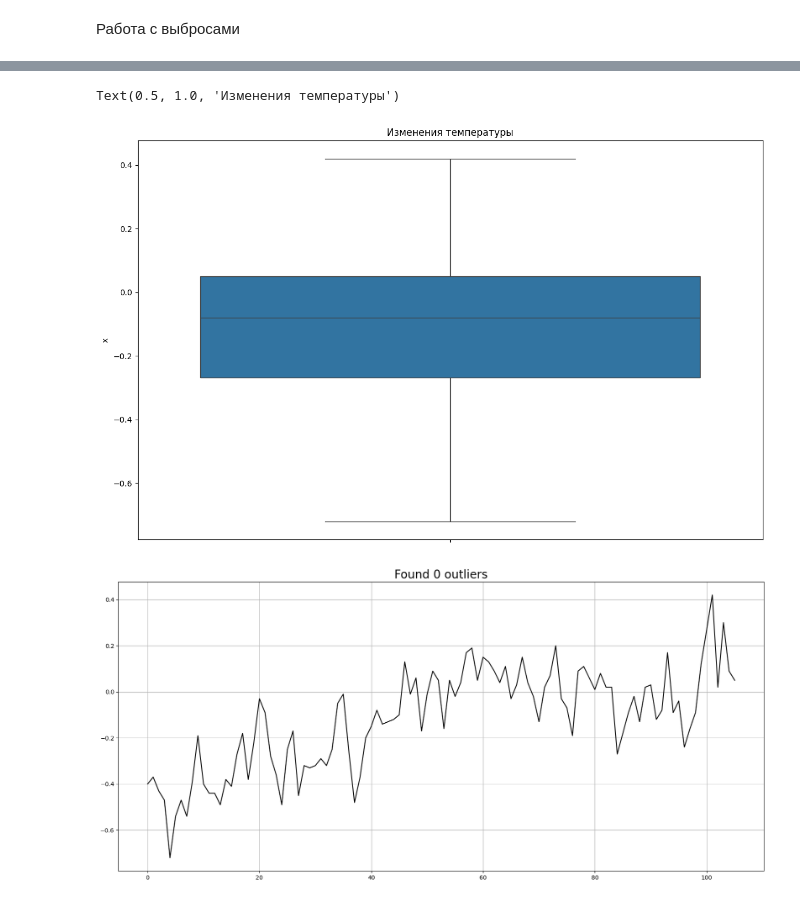
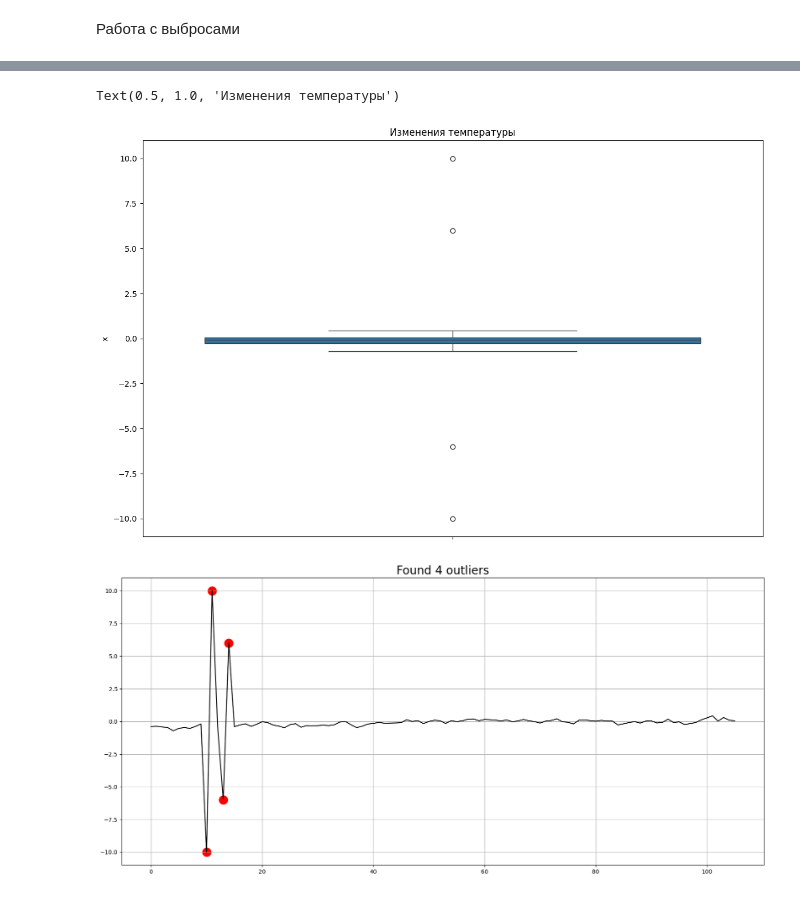
Before and after one commit to nastya03iva/TimeSeries, a Jupyter notebook: hw4/hw4.ipynb, the cells around one changed output, grey strips where cells are left out. Saved outputs shown, nothing was run; the diff lists cells and outputs as text; code cells hidden in the pictures.

```diff
--- a/hw4/hw4.ipynb
+++ b/hw4/hw4.ipynb
@@ -379,3 +412,7 @@ zero_df.plot(title="zero", ax=zero_ax)
 Работа с выбросами
 # %%
 import seaborn as sns
+# %%
+# загружаем с выбросами
+data = pd.read_csv('data/Annual changes in global temperature 18801985.csv')
+data.set_index('x').sort_index()
@@ -390,33 +442,32 @@ fig = plt.figure(figsize=(14, 9))
 sns.boxplot(data.x).set_title('Изменения температуры')
 # %% [output]
 Text(0.5, 1.0, 'Изменения температуры')
-[figure, old version]
+[figure, new version]
 # %%
 from sklearn import preprocessing, svm
 # %%
 scaler = preprocessing.StandardScaler()
-perc = 0.01
+perc = 0.04
 
 local_df = data["x"]
 
-ts_scaled = scaler.fit_transform(local_df.values.reshape(-1,1))
-model = svm.OneClassSVM(nu=perc, kernel="rbf", gamma=0.01)
+ts_scaled = scaler.fit_transform(local_df.values.reshape(-1, 1))
+model = svm.OneClassSVM(nu=perc, kernel="rbf", gamma='scale')
 model.fit(ts_scaled)
-## dtf output
-dtf_outliers =local_df.to_frame(name="ts")
+
+dtf_outliers = local_df.to_frame(name="ts")
 dtf_outliers["index"] = range(len(local_df))
 dtf_outliers["outlier"] = model.predict(ts_scaled)
-dtf_outliers["outlier"] = dtf_outliers["outlier"].apply(lambda
-                                                            x: 1 if x==-1 else 0)
-## plot
+dtf_outliers["outlier"] = dtf_outliers["outlier"].apply(lambda x: 1 if x == -1 else 0)
+
 fig, ax = plt.subplots(figsize=(20, 9))
-ax.plot(dtf_outliers["index"], dtf_outliers["ts"],
-        color="black")
-ax.scatter(x=dtf_outliers[dtf_outliers["outlier"]==1]["index"],
-           y=dtf_outliers[dtf_outliers["outlier"]==1]['ts'],
+ax.plot(dtf_outliers["index"], dtf_outliers["ts"], color="black")
+ax.scatter(x=dtf_outliers[dtf_outliers["outlier"] == 1]["index"],
+           y=dtf_outliers[dtf_outliers["outlier"] == 1]['ts'],
            color='red', linewidths=10)
-plt.title(f"Found {sum(dtf_outliers['outlier']==1)} outliers", fontdict={'fontsize': 20})
+
+plt.title(f"Found {sum(dtf_outliers['outlier'] == 1)} outliers", fontdict={'fontsize': 20})
 ax.grid(True)
 plt.show()
 # %% [output]
-[figure, old version]
+[figure, new version]
```
Also changed, not shown: parts of 9 cells of this notebook, 1 other file.
